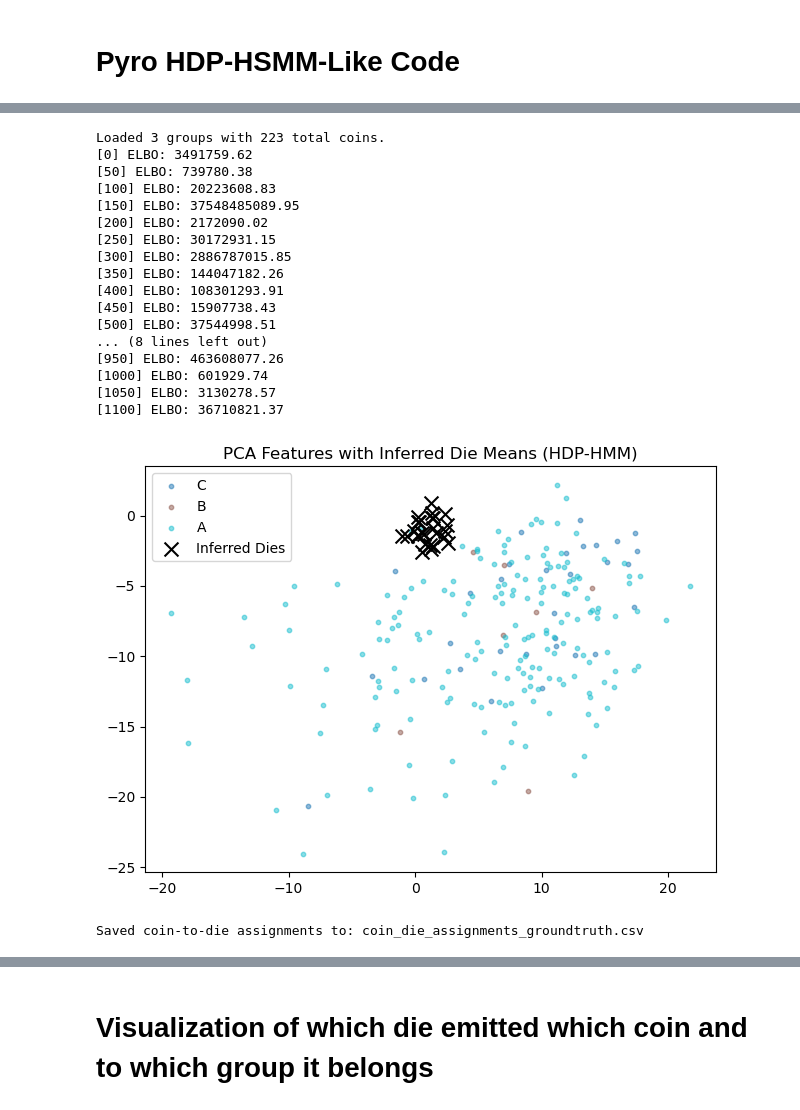
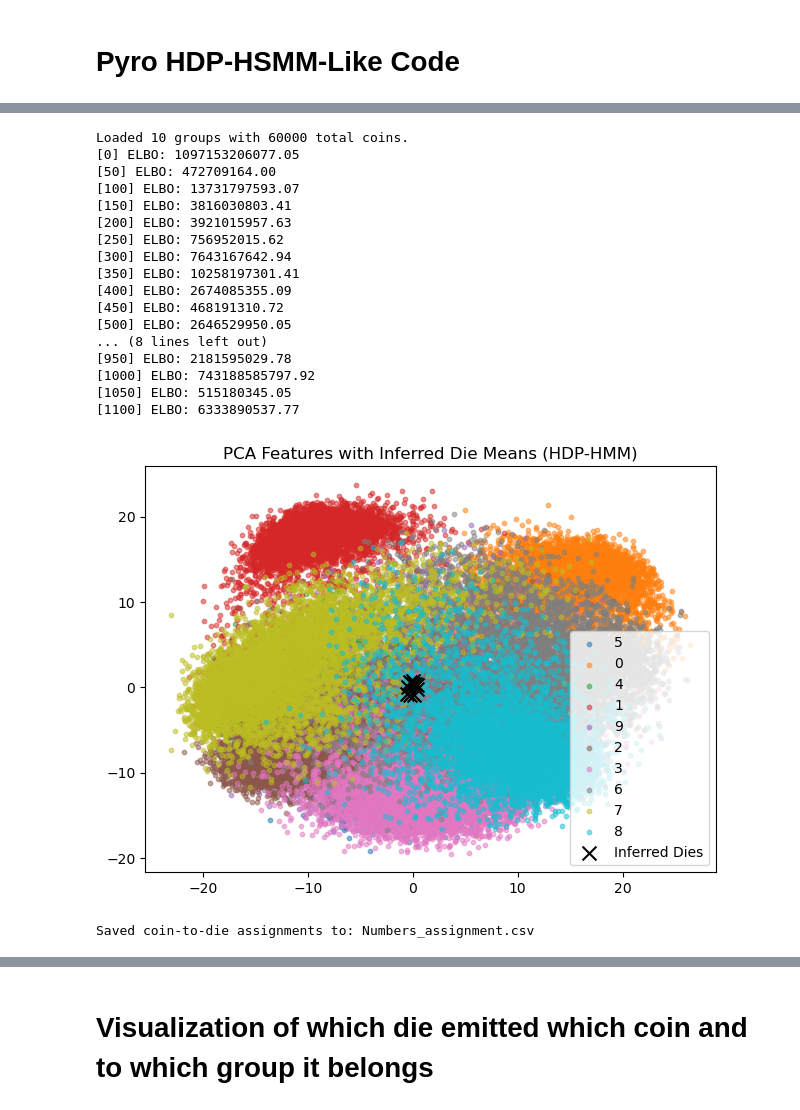
Before and after one commit to alexander-schl/data_challenges, a Jupyter notebook: true_hdp_hsmm.ipynb, the cells around one changed output, grey strips where cells are left out. Drawn from its saved outputs; the diff is of its cells as text; code cells hidden in the pictures.

Commit message:
changed Preprocessing/Extraction added True/False Rates, for two test sets

```diff
--- a/true_hdp_hsmm.ipynb
+++ b/true_hdp_hsmm.ipynb
@@ -224,13 +238,14 @@ device = torch.device("cpu")
 #with open("coin_features_pca_coin_clip.pkl", "rb") as f:
 #    data = pickle.load(f)
 
-with open("coin_features_pca_coin_clip.pkl", "rb") as f:
-    data = pickle.load(f)
+with open("features_pca_numbers_clip.pkl", "rb") as f:
+       data = pickle.load(f)
 
 
 # filter for ground truth coins
 import numpy as np
 # Get the indices of rows to keep
+'''
 keep_indices = [
     i for i, path in enumerate(data["paths"])
     if int(path.split("/")[-1].split("_")[0]) in truth_coins
@@ -245,7 +260,27 @@ filtered_data = {
 data = filtered_data
 
 
+Select_Die = True
+if Select_Die:
+    path = "coin_die_assignments_reverse.csv"
+    df = pd.read_csv(path)
+    die = 20
+    Die_Specific = df[df["die_index"] == die]["image_path"].tolist()
 
+    keep_indices = [
+    i for i, path in enumerate(data["paths"])
+    if path in Die_Specific
+    ]
+
+    filtered_data = {
+        "features": data["features"][keep_indices],
+        "labels": [data["labels"][i] for i in keep_indices],
+        "paths": [data["paths"][i] for i in keep_indices],
+        "group_names": data["group_names"],
+    }
+    data = filtered_data
+
+'''
 features = data["features"]
 labels = data["labels"]
 obs_dim = features.shape[1]
@@ -267,11 +302,11 @@ print(f"Loaded {len(group_data)} groups with {sum(len(g) for g in group_data)} t
 
 
 # Hyperparameters
-alpha_val = 10
-gamma_val = 10
+alpha_val = 50
+gamma_val = 50
 #num_states = 200
-#num_states = 82
-num_states = 26
+num_states = 10
+#num_states = 26
 obs_dim = group_data[0].shape[1] # dimensionality of feature vectors
 
 # Example group data with 3 groups and 5-dimensional features (dummy structure)
@@ -317,7 +352,9 @@ def guide(groups):
     sigmas_scale = pyro.param("sigmas_scale", lambda: torch.ones(num_states, obs_dim), constraint=dist.constraints.positive)
     pyro.sample("sigmas", dist.HalfCauchy(sigmas_scale).to_event(2))
 
-    A_q = pyro.param("A_q", lambda: torch.ones(num_states, num_states), constraint=dist.constraints.simplex)
+    init_transition = torch.eye(num_states) * 2 + 1
+    A_q = pyro.param("A_q", lambda: init_transition / init_transition.sum(dim=1, keepdim=True),
+                 constraint=dist.constraints.simplex)
     with pyro.plate("states", num_states):
         pyro.sample("A", dist.Delta(A_q).to_event(1))
 
@@ -350,50 +387,50 @@ def guide(groups):
 
 # Just compile the model and guide (you should call this from your training loop)
 svi = SVI(model, guide, Adam({"lr": 0.01}), loss=Trace_ELBO())
 
 # Train
 num_steps = 1101
 for step in range(num_steps):
     loss = svi.step(group_data)
     if step % 50 == 0:
         print(f"[{step}] ELBO: {loss:.2f}")
 
 
 
 # Inferred die (state) locations
 mus_post = pyro.param("mus_loc").detach().cpu()
 colors = plt.cm.get_cmap('tab10', len(group_data))
 
 # Plot group PCA features
 for i, (group_tensor, name) in enumerate(zip(group_data, group_names)):
     arr = group_tensor.numpy()
     plt.scatter(arr[:, 0], arr[:, 1], label=name, alpha=0.5, s=10, color=colors(i))
 
 # Plot inferred die means
 plt.scatter(mus_post[:, 0], mus_post[:, 1], color='black', marker='x', s=100, label='Inferred Dies')
 plt.title("PCA Features with Inferred Die Means (HDP-HMM)")
 plt.legend()
 plt.tight_layout()
 plt.show()
 # %% [output]
-Loaded 3 groups with 223 total coins.
-[0] ELBO: 3491759.62
-[50] ELBO: 739780.38
-[100] ELBO: 20223608.83
-[150] ELBO: 37548485089.95
-[200] ELBO: 2172090.02
-[250] ELBO: 30172931.15
-[300] ELBO: 2886787015.85
-[350] ELBO: 144047182.26
-[400] ELBO: 108301293.91
-[450] ELBO: 15907738.43
-[500] ELBO: 37544998.51
+Loaded 10 groups with 60000 total coins.
+[0] ELBO: 1097153206077.05
+[50] ELBO: 472709164.00
+[100] ELBO: 13731797593.07
+[150] ELBO: 3816030803.41
+[200] ELBO: 3921015957.63
+[250] ELBO: 756952015.62
+[300] ELBO: 7643167642.94
+[350] ELBO: 10258197301.41
+[400] ELBO: 2674085355.09
+[450] ELBO: 468191310.72
+[500] ELBO: 2646529950.05
 ... (8 lines left out)
-[950] ELBO: 463608077.26
-[1000] ELBO: 601929.74
-[1050] ELBO: 3130278.57
-[1100] ELBO: 36710821.37
+[950] ELBO: 2181595029.78
+[1000] ELBO: 743188585797.92
+[1050] ELBO: 515180345.05
+[1100] ELBO: 6333890537.77
-[figure, old version]
+[figure, new version]
 # %%
 # Step 1: Extract posterior parameters
 mus = pyro.param("mus_loc").detach()
@@ -431,11 +469,11 @@ import pandas as pd
 df = pd.DataFrame(coin_to_die)
 
 # Save to CSV
-output_csv = "coin_die_assignments_groundtruth.csv"
+output_csv = "Numbers_assignment.csv"
 df.to_csv(output_csv, index=False)
 
 print(f"Saved coin-to-die assignments to: {output_csv}")
 # %% [output]
-Saved coin-to-die assignments to: coin_die_assignments_groundtruth.csv
+Saved coin-to-die assignments to: Numbers_assignment.csv
 # %%
 from collections import Counter
```
Also changed, not shown: parts of 16 cells of this notebook, 1 other file.
